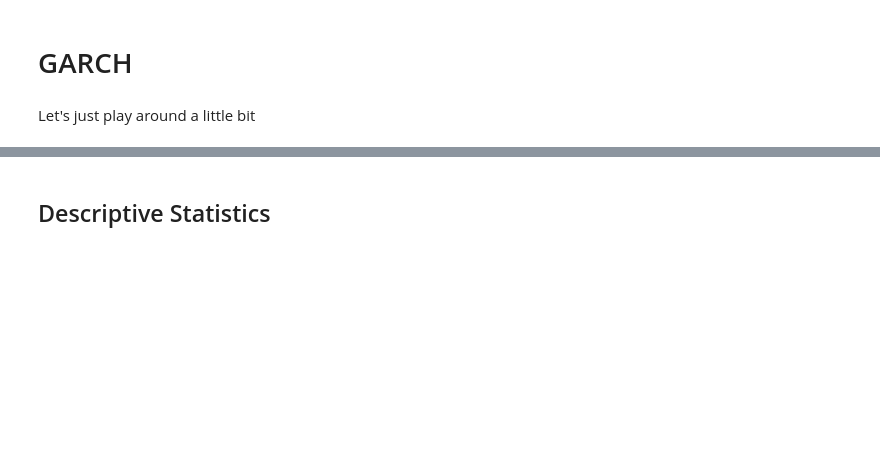
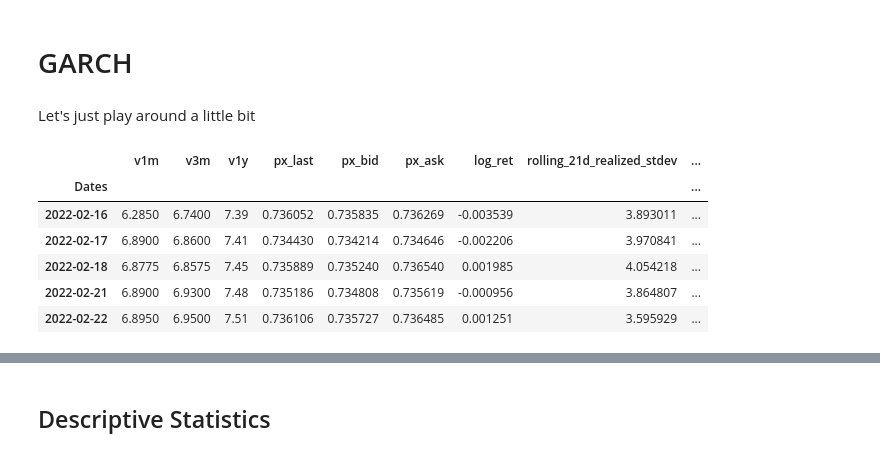
Before and after one commit to frederikbachdk/FXVolTrading, a Jupyter notebook: tradingstrategy/garch_descriptive.ipynb, the cells around one changed output, grey strips where cells are left out. Cells and saved outputs as stored; diff of their text form; code cells hidden in the pictures; blank space fills up the shorter version.

```diff
--- a/tradingstrategy/garch_descriptive.ipynb
+++ b/tradingstrategy/garch_descriptive.ipynb
@@ -18,7 +18,7 @@ from utils.statistics import *
 fx_pairs =[
     'USDRUB',
     'USDZAR',
-    'BRLUSD',
+    'USDBRL',
     'EURUSD',
     'USDJPY',
     'GBPUSD'
@@ -28,0 +27,11 @@ df = import_data(fx_pair='USDRUB')
+# %%
+dfs['GBPUSD']['test'] = np.maximum(0, 100*(dfs['GBPUSD']['px_ask'] - dfs['GBPUSD']['px_bid']) / ((dfs['GBPUSD']['px_ask'] + dfs['GBPUSD']['px_bid'])/2))
+dfs['GBPUSD'].tail(5)
+# %% [output]
+|  | v1m | v3m | v1y | px_last | px_bid | px_ask | log_ret | rolling_21d_realized_stdev | ... |
+| Dates |  |  |  |  |  |  |  |  | ... |
+| 2022-02-16 | 6.2850 | 6.7400 | 7.39 | 0.736052 | 0.735835 | 0.736269 | -0.003539 | 3.893011 | ... |
+| 2022-02-17 | 6.8900 | 6.8600 | 7.41 | 0.734430 | 0.734214 | 0.734646 | -0.002206 | 3.970841 | ... |
+| 2022-02-18 | 6.8775 | 6.8575 | 7.45 | 0.735889 | 0.735240 | 0.736540 | 0.001985 | 4.054218 | ... |
+| 2022-02-21 | 6.8900 | 6.9300 | 7.48 | 0.735186 | 0.734808 | 0.735619 | -0.000956 | 3.864807 | ... |
+| 2022-02-22 | 6.8950 | 6.9500 | 7.51 | 0.736106 | 0.735727 | 0.736485 | 0.001251 | 3.595929 | ... |
```
Also changed, not shown: parts of 4 cells of this notebook, 4 other files.
